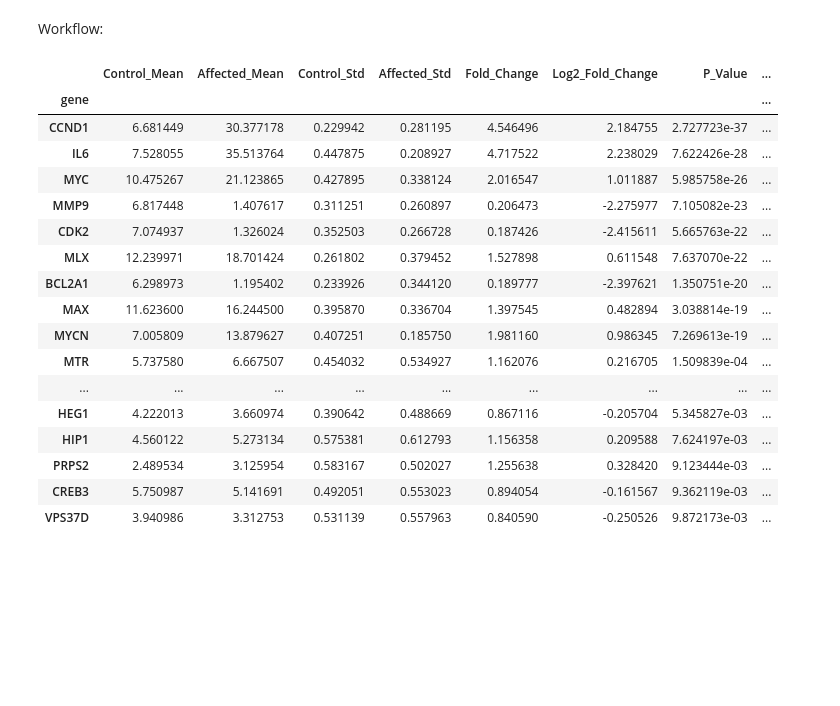
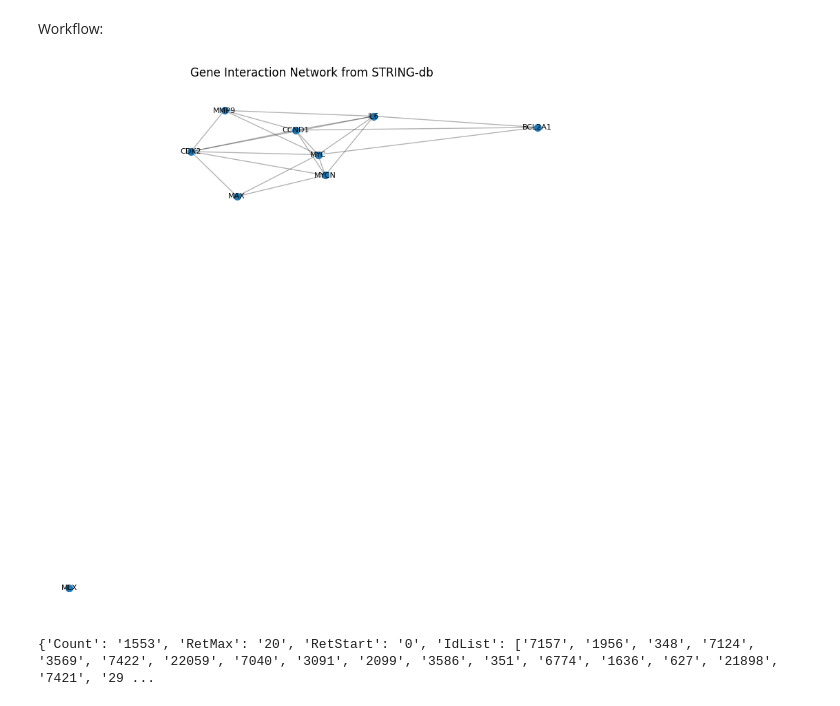
Before and after one commit to rpotter6298/whodunit, a Jupyter notebook: case_file.ipynb, the cells around one changed output. Cells and saved outputs as stored; diff of their text form; code cells hidden in the pictures; blank space fills up the shorter version.

```diff
--- a/case_file.ipynb
+++ b/case_file.ipynb
@@ -45,3 +50,27 @@ class statistics:
         stats_df['P_Value'] = p_values
         stats_df['Adjusted_P_Value'] = scipy.stats.false_discovery_control(stats_df['P_Value'], method='bh')
         return stats_df
+# %%
+class string_db:
+    def __init__(self, genes):
+        self.genes = genes
+        self.network = stringdb.get_network(genes)
+    def generate_network_plot(self):
+        edges = self.network[self.network['score'] > 0.4][['preferredName_A', 'preferredName_B', 'score']]
+        G = nx.Graph()
+        for gene in self.genes:
+            G.add_node(gene)
+        for _, row in edges.iterrows():
+            G.add_edge(row['preferredName_A'], row['preferredName_B'], weight=row['score']*10)
+        return G
+    def plot_network(self, G):
+        network_plot = plt.figure(figsize=(10,10))
+        weight = [G[u][v]['weight'] for u,v in G.edges()]
+        pos = nx.spring_layout(G, k=0.15, iterations=20)
+        nx.draw_networkx_nodes(G, pos, node_size=50)
+        nx.draw_networkx_edges(G, pos,alpha=0.3)
+        nx.draw_networkx_edges(G, pos, width=weight)
+        nx.draw_networkx_labels(G, pos, font_size=8)
+        plt.title('Gene Interaction Network from STRING-db')
+        plt.axis('off')
+        plt.show()
@@ -50,25 +102,10 @@ Workflow:
 # %%
 whodunitcase = studyset(exp_matrix)
 stats_df = statistics().compute_differential_expression(whodunitcase)
-relevant_genes_adj = stats_df[stats_df['Adjusted_P_Value'] < 0.05]
+relevant_genes_adj = stats_df[stats_df['Adjusted_P_Value'] < 0.05].sort_values(by='Adjusted_P_Value')
 # %%
-relevant_genes_adj.sort_values(by='Adjusted_P_Value')
+string_genes = relevant_genes_adj.index.tolist()[0:9]
+string_object = string_db(genes=string_genes)
+string_object.plot_network(string_object.generate_network_plot())
 # %% [output]
-|  | Control_Mean | Affected_Mean | Control_Std | Affected_Std | Fold_Change | Log2_Fold_Change | P_Value | ... |
-| gene |  |  |  |  |  |  |  | ... |
-| CCND1 | 6.681449 | 30.377178 | 0.229942 | 0.281195 | 4.546496 | 2.184755 | 2.727723e-37 | ... |
-| IL6 | 7.528055 | 35.513764 | 0.447875 | 0.208927 | 4.717522 | 2.238029 | 7.622426e-28 | ... |
-| MYC | 10.475267 | 21.123865 | 0.427895 | 0.338124 | 2.016547 | 1.011887 | 5.985758e-26 | ... |
-| MMP9 | 6.817448 | 1.407617 | 0.311251 | 0.260897 | 0.206473 | -2.275977 | 7.105082e-23 | ... |
-| CDK2 | 7.074937 | 1.326024 | 0.352503 | 0.266728 | 0.187426 | -2.415611 | 5.665763e-22 | ... |
-| MLX | 12.239971 | 18.701424 | 0.261802 | 0.379452 | 1.527898 | 0.611548 | 7.637070e-22 | ... |
-| BCL2A1 | 6.298973 | 1.195402 | 0.233926 | 0.344120 | 0.189777 | -2.397621 | 1.350751e-20 | ... |
-| MAX | 11.623600 | 16.244500 | 0.395870 | 0.336704 | 1.397545 | 0.482894 | 3.038814e-19 | ... |
-| MYCN | 7.005809 | 13.879627 | 0.407251 | 0.185750 | 1.981160 | 0.986345 | 7.269613e-19 | ... |
-| MTR | 5.737580 | 6.667507 | 0.454032 | 0.534927 | 1.162076 | 0.216705 | 1.509839e-04 | ... |
-| ... | ... | ... | ... | ... | ... | ... | ... | ... |
-| HEG1 | 4.222013 | 3.660974 | 0.390642 | 0.488669 | 0.867116 | -0.205704 | 5.345827e-03 | ... |
-| HIP1 | 4.560122 | 5.273134 | 0.575381 | 0.612793 | 1.156358 | 0.209588 | 7.624197e-03 | ... |
-| PRPS2 | 2.489534 | 3.125954 | 0.583167 | 0.502027 | 1.255638 | 0.328420 | 9.123444e-03 | ... |
-| CREB3 | 5.750987 | 5.141691 | 0.492051 | 0.553023 | 0.894054 | -0.161567 | 9.362119e-03 | ... |
-| VPS37D | 3.940986 | 3.312753 | 0.531139 | 0.557963 | 0.840590 | -0.250526 | 9.872173e-03 | ... |
+[figure, added]
@@ -74,0 +121,4 @@ relevant_genes_adj.sort_values(by='Adjusted_P_Value')
+# %%
+print(record)
+# %% [output]
+{'Count': '1553', 'RetMax': '20', 'RetStart': '0', 'IdList': ['7157', '1956', '348', '7124', '3569', '7422', '22059', '7040', '3091', '2099', '3586', '351', '6774', '1636', '627', '21898', '7421', '29 ...
```
Also changed, not shown: parts of 6 cells of this notebook.
